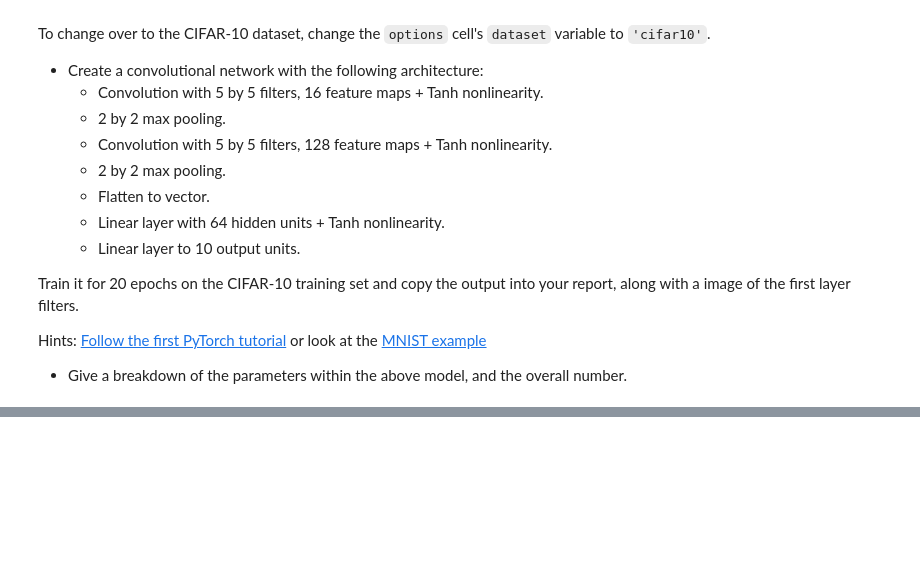
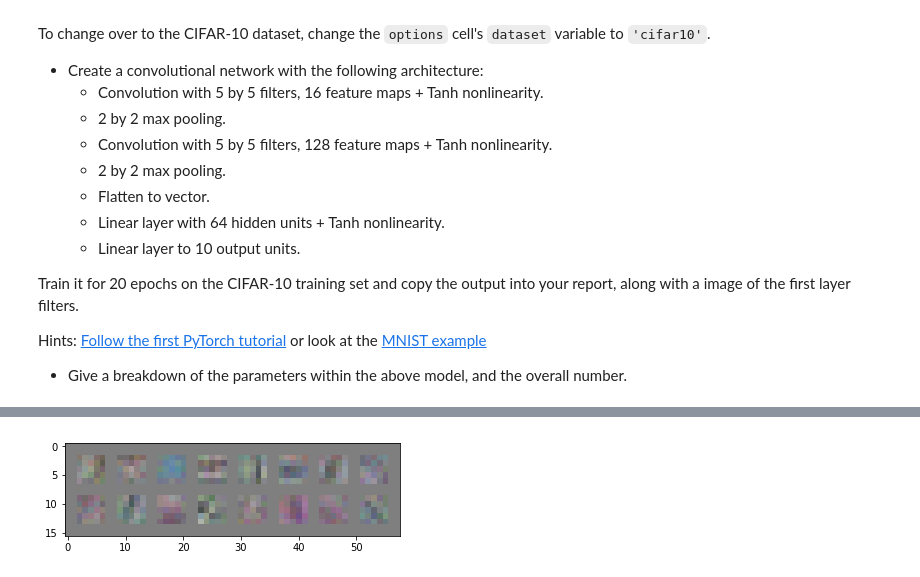
Before and after one commit to surgicaI/computer-vision, a Jupyter notebook: assignment-2/assign2.ipynb, the cells around one changed output, grey strips where cells are left out. Cells and saved outputs as stored; diff of their text form; code cells hidden in the pictures; blank space fills up the shorter version.

```diff
--- a/assignment-2/assign2.ipynb
+++ b/assignment-2/assign2.ipynb
@@ -278,0 +290,10 @@ imshow(image)
+# %%
+# Run this block when trained the CNN on cifar10
+l = None
+for layer in network.modules():
+    if isinstance(layer, nn.Conv2d):
+        l = layer
+        break
+imshow(make_grid(l.weight.data, padding=2))
+# %% [output]
+[figure, added]
```
Also changed, not shown: parts of 8 cells of this notebook.
